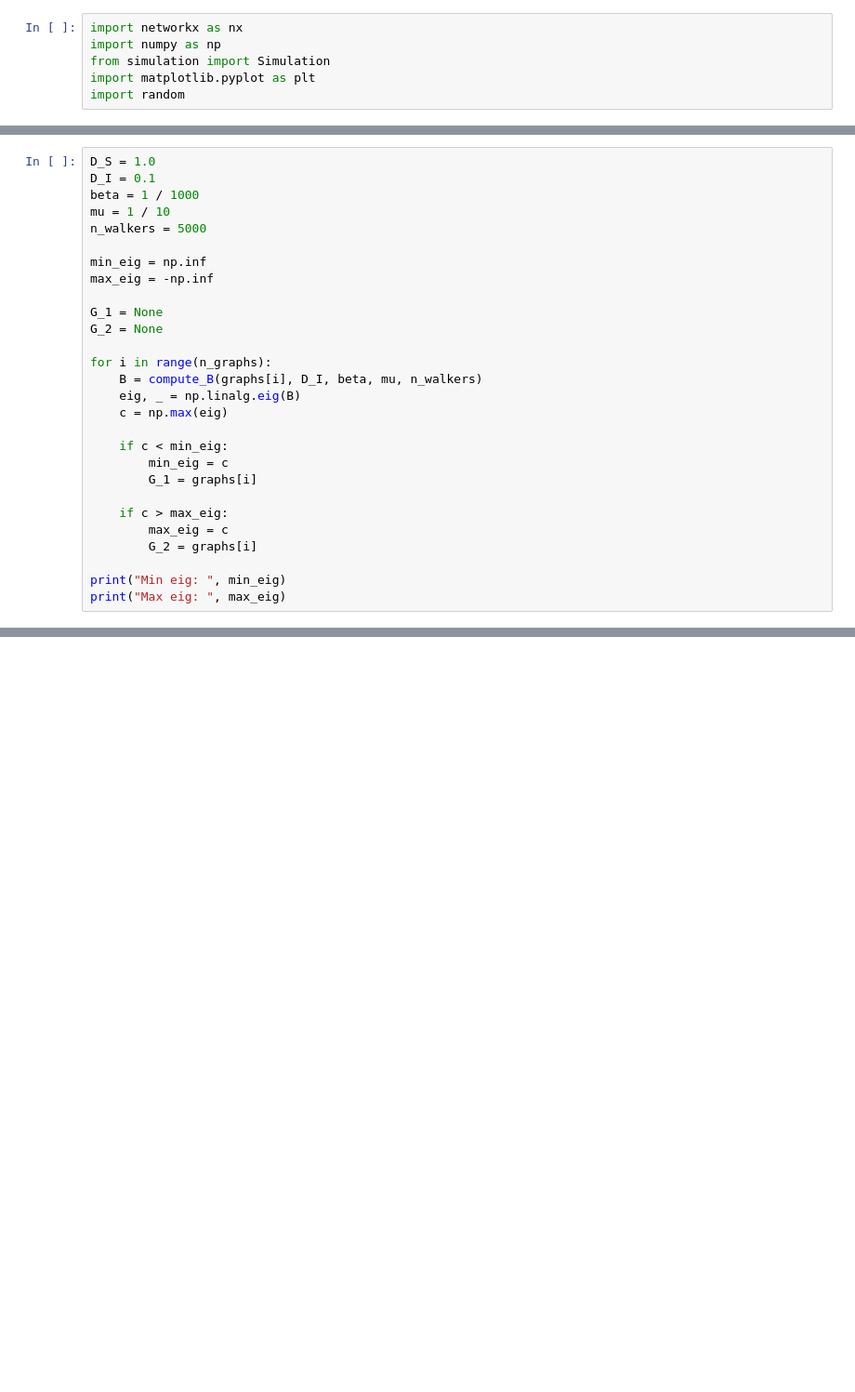
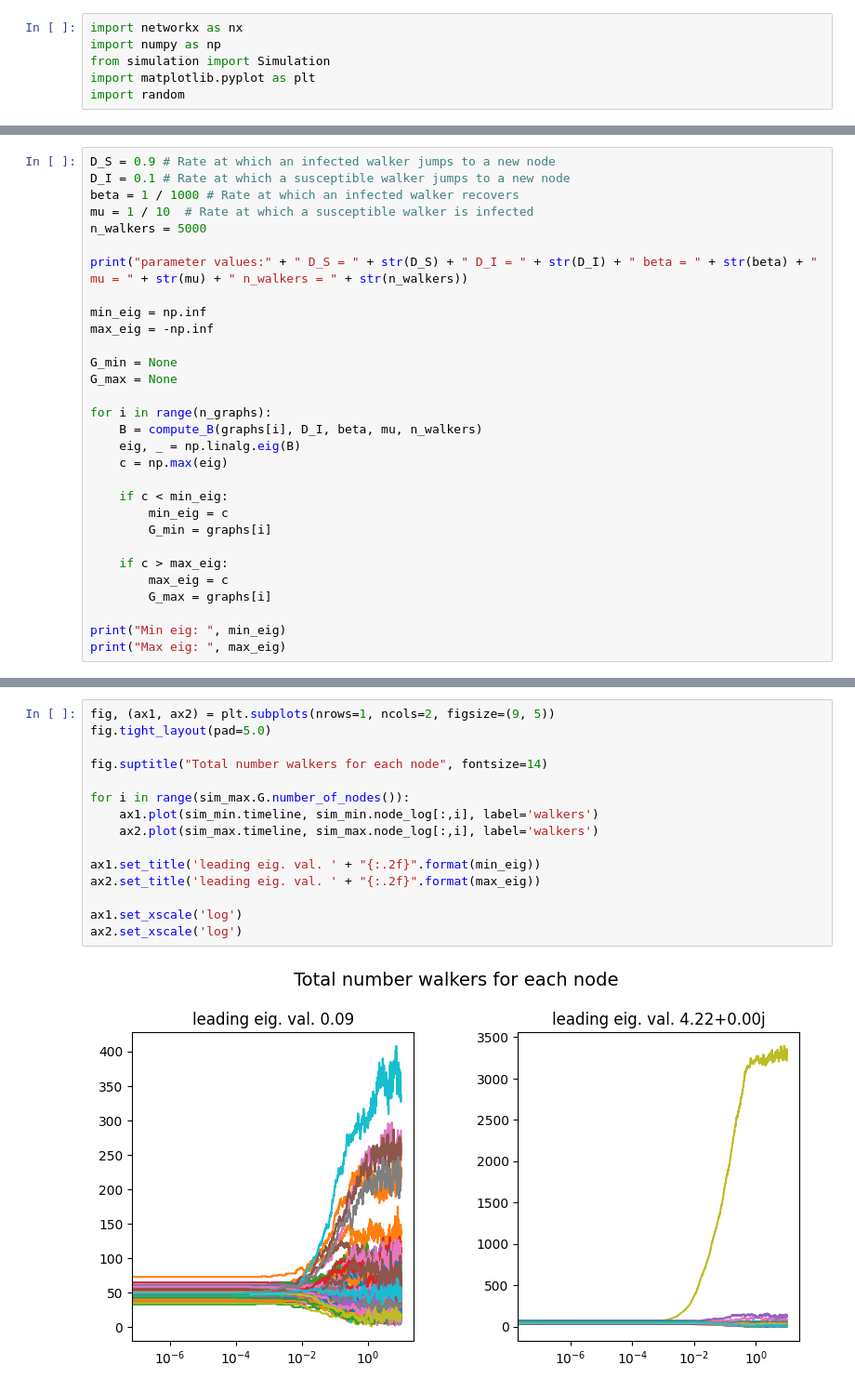
Before and after one commit to andrinr/uzh-networks, a Jupyter notebook: ex11/main.ipynb, the cells around one changed output, grey strips where cells are left out. Shown at 93% size. Cells and saved outputs as stored; diff of their text form; blank space fills up the shorter version.

```diff
--- a/ex11/main.ipynb
+++ b/ex11/main.ipynb
@@ -43,17 +47,19 @@ def compute_B(G, D_I, beta, mu, n_walkers):
             B[i,j] += (1- eq) * D_I * A[j,i] / degs[j]
     return B
 # %%
-D_S = 1.0
-D_I = 0.1
-beta = 1 / 1000
-mu = 1 / 10
+D_S = 0.9 # Rate at which an infected walker jumps to a new node
+D_I = 0.1 # Rate at which a susceptible walker jumps to a new node
+beta = 1 / 1000 # Rate at which an infected walker recovers
+mu = 1 / 10  # Rate at which a susceptible walker is infected
 n_walkers = 5000
+
+print("parameter values:" + " D_S = " + str(D_S) + " D_I = " + str(D_I) + " beta = " + str(beta) + " mu = " + str(mu) + " n_walkers = " + str(n_walkers))
 
 min_eig = np.inf
 max_eig = -np.inf
 
-G_1 = None
-G_2 = None
+G_min = None
+G_max = None
 
 for i in range(n_graphs):
     B = compute_B(graphs[i], D_I, beta, mu, n_walkers)
@@ -62,11 +68,11 @@ for i in range(n_graphs):
 
     if c < min_eig:
         min_eig = c
-        G_1 = graphs[i]
+        G_min = graphs[i]
 
     if c > max_eig:
         max_eig = c
-        G_2 = graphs[i]
+        G_max = graphs[i]
 
 print("Min eig: ", min_eig)
 print("Max eig: ", max_eig)
@@ -100,0 +115,17 @@ ax.plot(sim_2.timeline, np.sum(sim_2.infected_log, axis=1), label='infected')
+# %%
+fig, (ax1, ax2) = plt.subplots(nrows=1, ncols=2, figsize=(9, 5))
+fig.tight_layout(pad=5.0)
+
+fig.suptitle("Total number walkers for each node", fontsize=14)
+
+for i in range(sim_max.G.number_of_nodes()):
+    ax1.plot(sim_min.timeline, sim_min.node_log[:,i], label='walkers')
+    ax2.plot(sim_max.timeline, sim_max.node_log[:,i], label='walkers')
+
+ax1.set_title('leading eig. val. ' + "{:.2f}".format(min_eig))
+ax2.set_title('leading eig. val. ' + "{:.2f}".format(max_eig))
+
+ax1.set_xscale('log')
+ax2.set_xscale('log')
+# %% [output]
+[figure, added]
```
Also changed, not shown: parts of 15 cells of this notebook, 3 other files.
